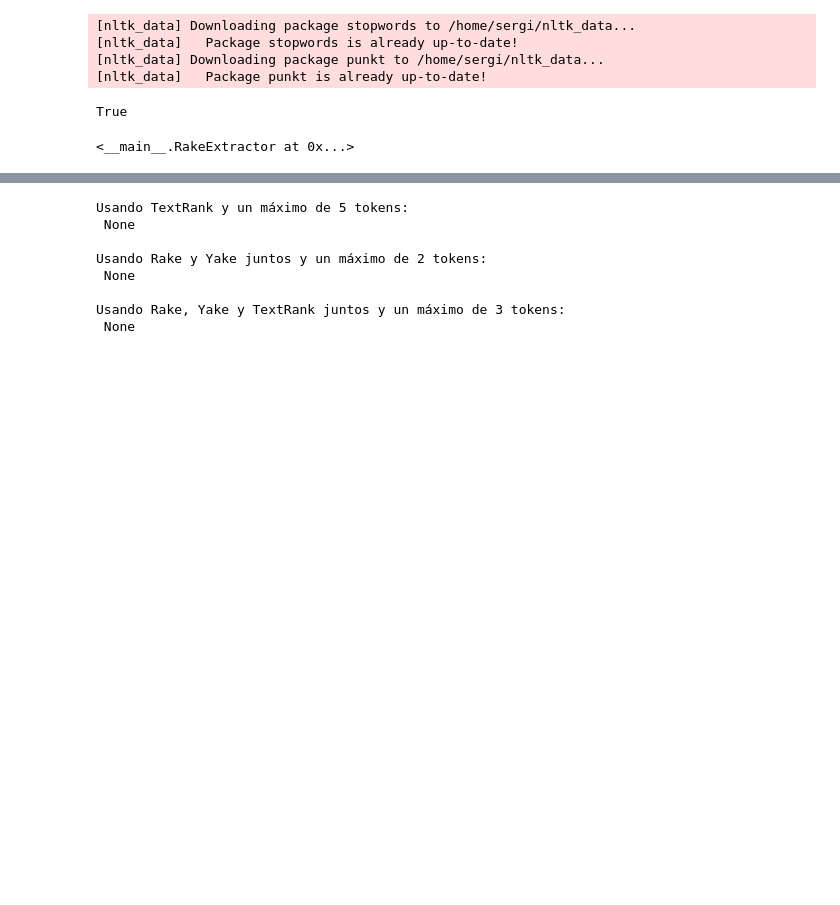
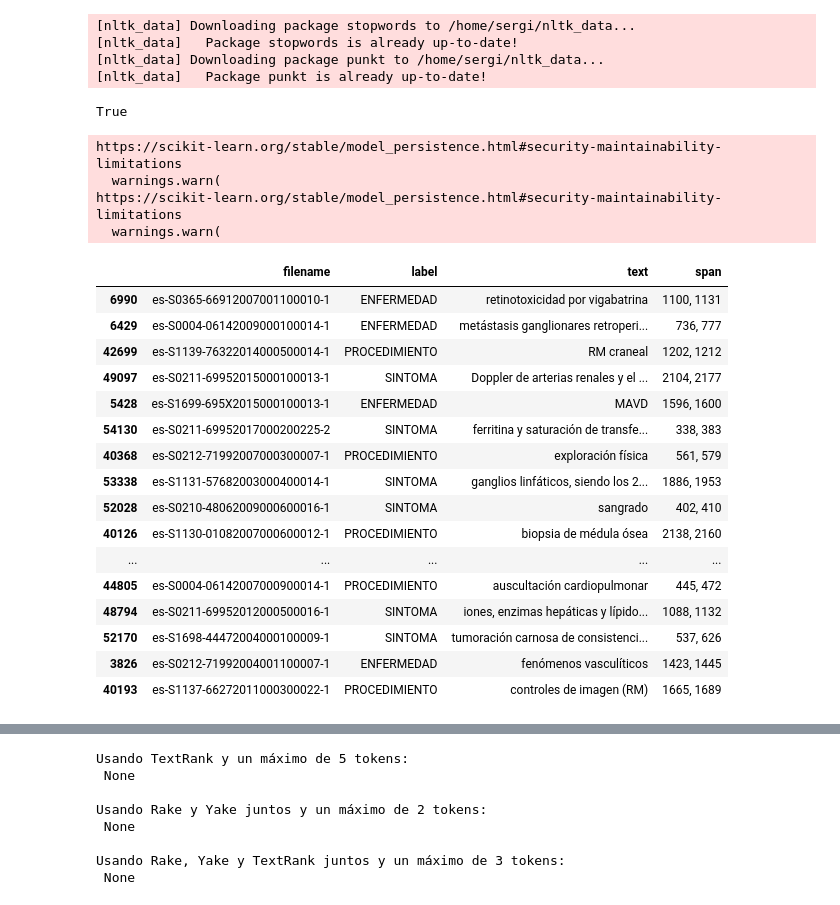
Before and after one commit to nlp4bia-bsc/KeyCARE, a Jupyter notebook: nbs/dev_initial.ipynb, the cells around one changed output, grey strips where cells are left out. Drawn from its saved outputs; the diff is of its cells as text; code cells hidden in the pictures; blank space fills up the shorter version.

```diff
--- a/nbs/dev_initial.ipynb
+++ b/nbs/dev_initial.ipynb
@@ -250,6 +474,39 @@ class Keyword:
 # %%
-extractor = TermExtractor(extraction_methods=["textrank","rake","yake"],postprocess=True)
+extractor = TermExtractor(extraction_methods=["textrank"],categorizer_method="setfit")
+# %% [output]
+https://scikit-learn.org/stable/model_persistence.html#security-maintainability-limitations
+  warnings.warn(
+https://scikit-learn.org/stable/model_persistence.html#security-maintainability-limitations
+  warnings.warn(
-# %%
-list(extractor.extractors.values())[0]
-# %% [output]
-<__main__.RakeExtractor at 0x...>
+# %%
+file_path = '/mnt/c/Users/Sergi/Desktop/BSC/traindata_classification.tsv'
+traindata = pd.read_csv(file_path, sep='\t')
+traindata = traindata.sample(frac=1, random_state=42)
+traindata_head = traindata.head(100)
+traindata_head = traindata_head[traindata_head["label"].isin(["SINTOMA","ENFERMEDAD","SINTOMA","PROCEDIMIENTO"])]
+
+file_path = '/mnt/c/Users/Sergi/Desktop/BSC/testdata_classification.tsv'
+testdata = pd.read_csv(file_path, sep='\t')
+testdata = testdata.sample(frac=1, random_state=42)
+testdata_head = testdata.head(30)
+testdata_head = testdata_head[testdata_head["label"].isin(["SINTOMA","ENFERMEDAD","SINTOMA","PROCEDIMIENTO"])]
+
+traindata_head
+# %% [output]
+|  | filename | label | text | span |
+| 6990 | es-S0365-66912007001100010-1 | ENFERMEDAD | retinotoxicidad por vigabatrina | 1100, 1131 |
+| 6429 | es-S0004-06142009000100014-1 | ENFERMEDAD | metástasis ganglionares retroperi... | 736, 777 |
+| 42699 | es-S1139-76322014000500014-1 | PROCEDIMIENTO | RM craneal | 1202, 1212 |
+| 49097 | es-S0211-69952015000100013-1 | SINTOMA | Doppler de arterias renales y el ... | 2104, 2177 |
+| 5428 | es-S1699-695X2015000100013-1 | ENFERMEDAD | MAVD | 1596, 1600 |
+| 54130 | es-S0211-69952017000200225-2 | SINTOMA | ferritina y saturación de transfe... | 338, 383 |
+| 40368 | es-S0212-71992007000300007-1 | PROCEDIMIENTO | exploración física | 561, 579 |
+| 53338 | es-S1131-57682003000400014-1 | SINTOMA | ganglios linfáticos, siendo los 2... | 1886, 1953 |
+| 52028 | es-S0210-48062009000600016-1 | SINTOMA | sangrado | 402, 410 |
+| 40126 | es-S1130-01082007000600012-1 | PROCEDIMIENTO | biopsia de médula ósea | 2138, 2160 |
+| ... | ... | ... | ... | ... |
+| 44805 | es-S0004-06142007000900014-1 | PROCEDIMIENTO | auscultación cardiopulmonar | 445, 472 |
+| 48794 | es-S0211-69952012000500016-1 | SINTOMA | iones, enzimas hepáticas y lípido... | 1088, 1132 |
+| 52170 | es-S1698-44472004000100009-1 | SINTOMA | tumoración carnosa de consistenci... | 537, 626 |
+| 3826 | es-S0212-71992004001100007-1 | ENFERMEDAD | fenómenos vasculíticos | 1423, 1445 |
+| 40193 | es-S1137-66272011000300022-1 | PROCEDIMIENTO | controles de imagen (RM) | 1665, 1689 |
```
Also changed, not shown: parts of 25 cells of this notebook, 10 other files.
